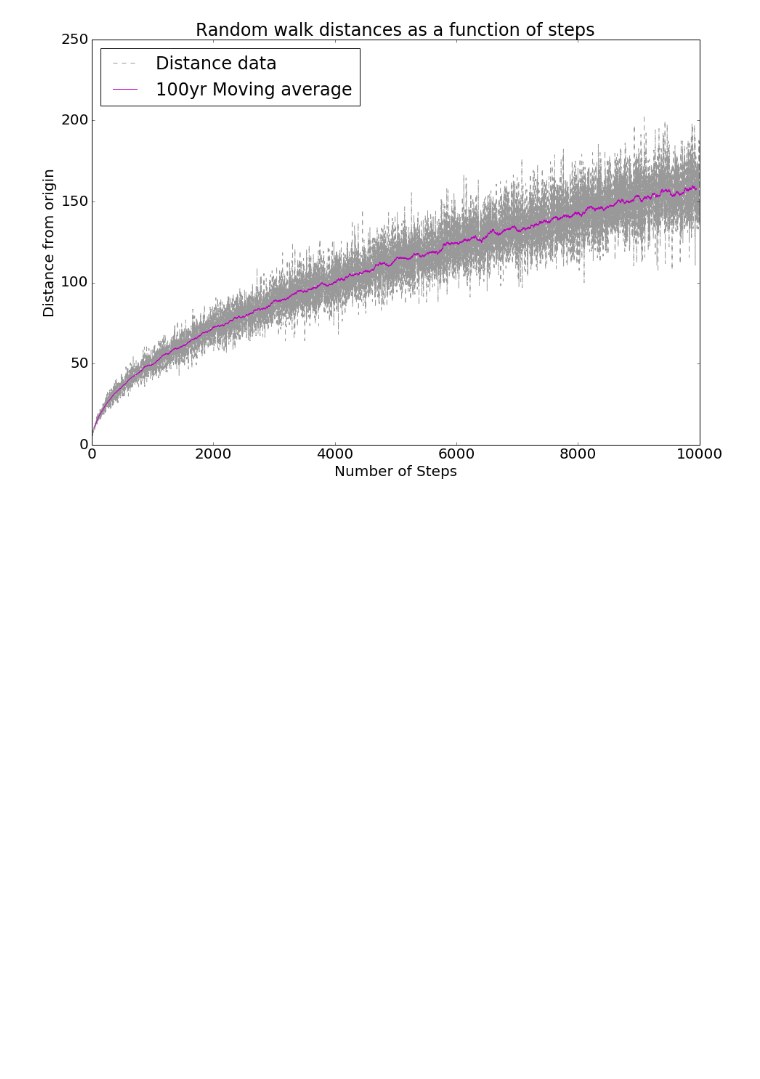
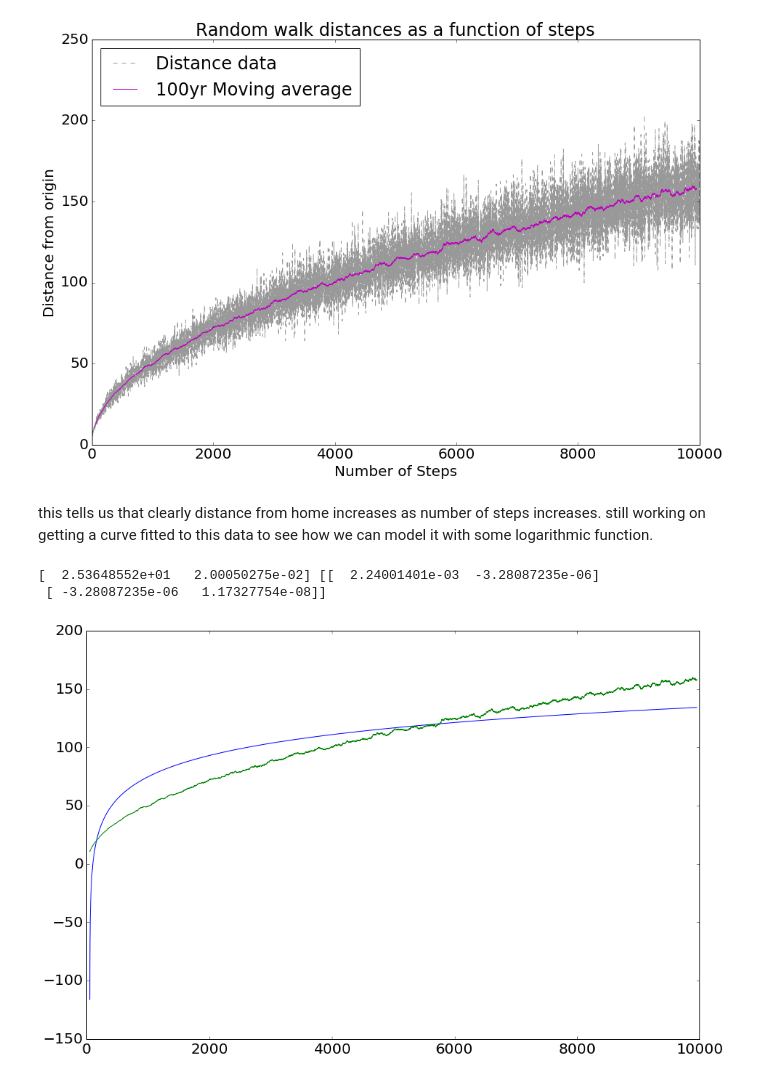
Before and after one commit to michaelneuder/numerical_experiments, a Jupyter notebook: random_walk/random_walks.ipynb, the cells around one changed output. Saved outputs shown, nothing was run; the diff lists cells and outputs as text; code cells hidden in the pictures; blank space fills up the shorter version.

```diff
--- a/random_walk/random_walks.ipynb
+++ b/random_walk/random_walks.ipynb
@@ -64,3 +66,20 @@ plt.legend(loc=2)
 plt.show()
 # %% [output]
 [figure]
+# %% [markdown]
+this tells us that clearly distance from home increases as number of steps increases. still working on getting a curve fitted to this data to see how we can model it with some logarithmic function.
+# %%
+from scipy.optimize import curve_fit
+
+def func(x, a, b):
+    return a * np.log(b*x-1)
+
+popt, pcov = curve_fit(func, x_avg, y_avg)
+print(popt, pcov)
+plt.plot(x_avg, popt[0]*np.log(popt[1]*x_avg-1))
+plt.plot(x_avg, y_avg)
+plt.show()
+# %% [output]
+[  2.53648552e+01   2.00050275e-02] [[  2.24001401e-03  -3.28087235e-06]
+ [ -3.28087235e-06   1.17327754e-08]]
+[figure, added]
```
Also changed, not shown: parts of 2 cells of this notebook, 4 other files.
